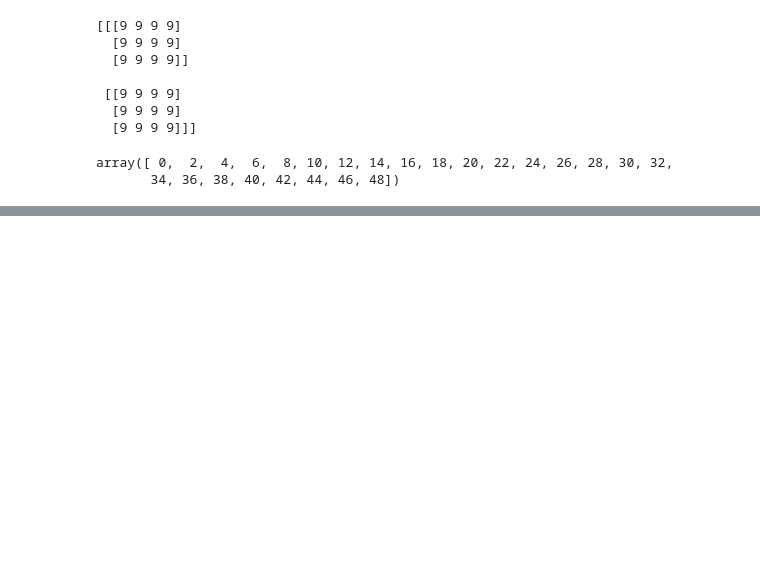
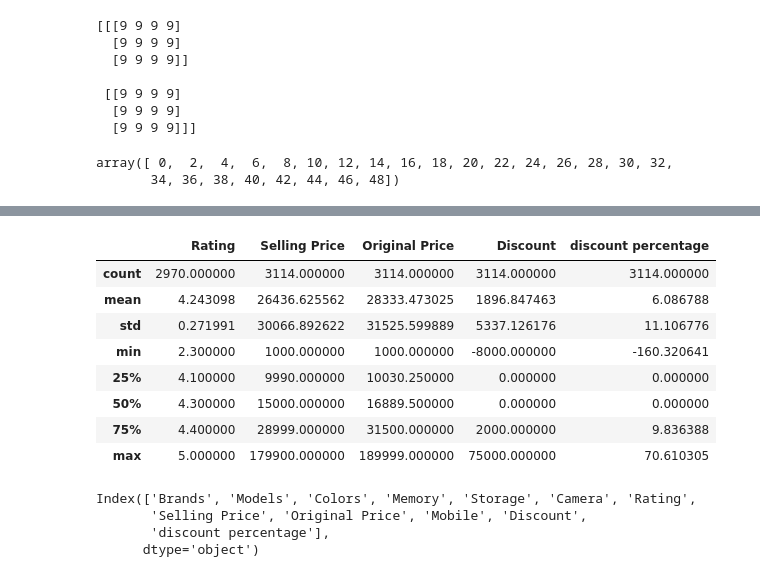
Before and after one commit to Mwitwari/PYDATA, a Jupyter notebook: NUMPY/main.ipynb, the cells around one changed output, grey strips where cells are left out. Saved outputs shown, nothing was run; the diff lists cells and outputs as text; code cells hidden in the pictures; blank space fills up the shorter version.

```diff
--- a/NUMPY/main.ipynb
+++ b/NUMPY/main.ipynb
@@ -83,0 +415,19 @@ array([67, 85, 33, 61, 64, 88, 56, 71, 44, 67, 79, 37, 78, 90, 61, 72, 99,
+# %%
+df.describe()
+# %% [output]
+|  | Rating | Selling Price | Original Price | Discount | discount percentage |
+| count | 2970.000000 | 3114.000000 | 3114.000000 | 3114.000000 | 3114.000000 |
+| mean | 4.243098 | 26436.625562 | 28333.473025 | 1896.847463 | 6.086788 |
+| std | 0.271991 | 30066.892622 | 31525.599889 | 5337.126176 | 11.106776 |
+| min | 2.300000 | 1000.000000 | 1000.000000 | -8000.000000 | -160.320641 |
+| 25% | 4.100000 | 9990.000000 | 10030.250000 | 0.000000 | 0.000000 |
+| 50% | 4.300000 | 15000.000000 | 16889.500000 | 0.000000 | 0.000000 |
+| 75% | 4.400000 | 28999.000000 | 31500.000000 | 2000.000000 | 9.836388 |
+| max | 5.000000 | 179900.000000 | 189999.000000 | 75000.000000 | 70.610305 |
+# %%
+df.columns
+# %% [output]
+Index(['Brands', 'Models', 'Colors', 'Memory', 'Storage', 'Camera', 'Rating',
+       'Selling Price', 'Original Price', 'Mobile', 'Discount',
+       'discount percentage'],
+      dtype='object')
```
Also changed, not shown: parts of 56 cells of this notebook, 1 other file.
